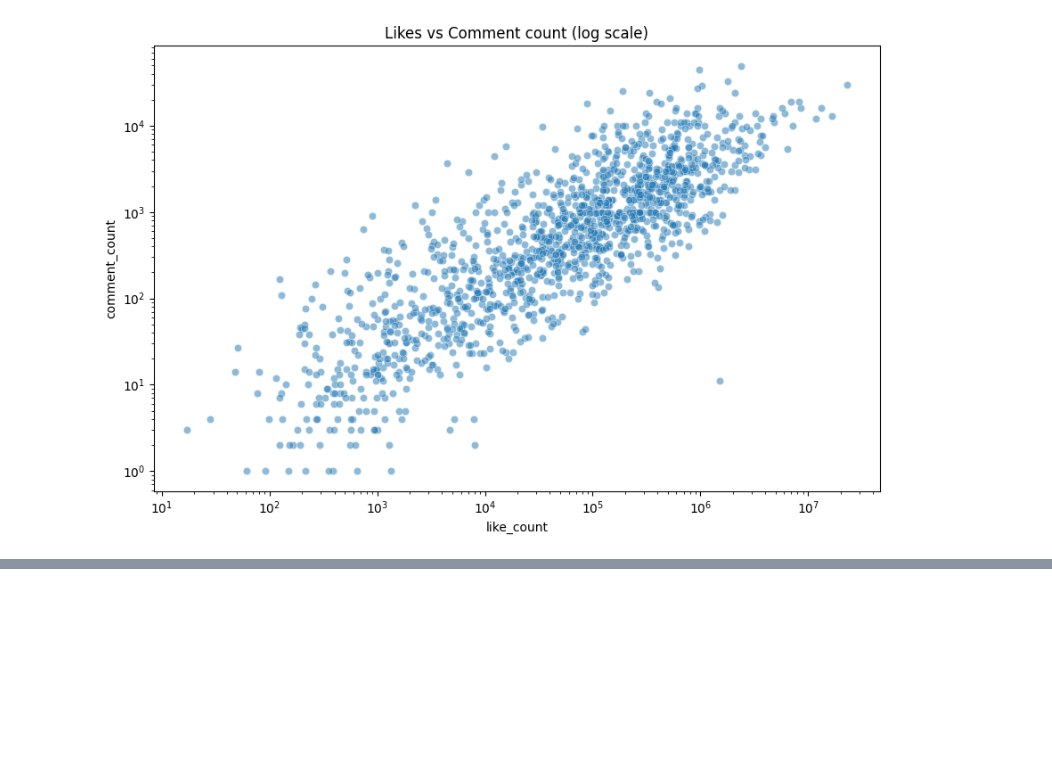
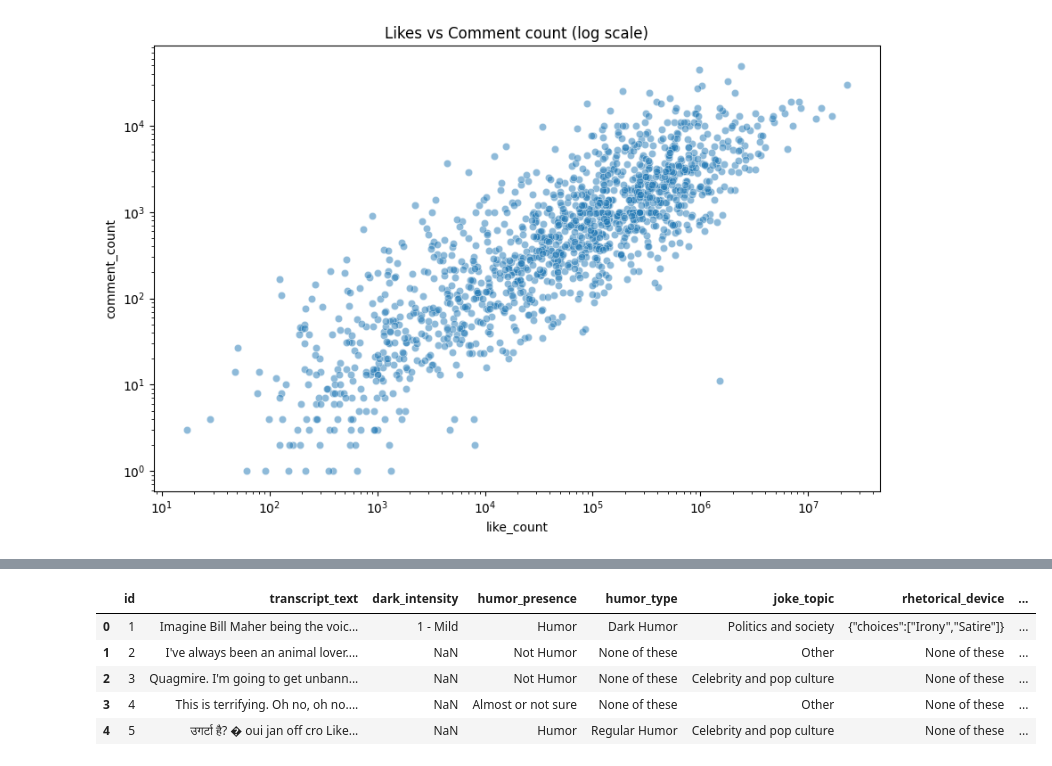
Before and after one commit to syd-kiwi/humor-harm-api, a Jupyter notebook: understand_dataset.ipynb, the cells around one changed output, grey strips where cells are left out. Saved outputs shown, nothing was run; the diff lists cells and outputs as text; code cells hidden in the pictures; blank space fills up the shorter version.

Commit message:
adding dataset

```diff
--- a/understand_dataset.ipynb
+++ b/understand_dataset.ipynb
@@ -249,0 +181,76 @@ using columns: {'duration': 'duration', 'views': 'view_count', 'likes': 'like_co
+# %%
+# Cell 1: Load unified + load comment sentiment file(s) + merge to video level
+
+import os, glob, re
+import pandas as pd
+import numpy as np
+
+UNIFIED_CSV = "/home/kiwi-pandas/Documents/humor-harm-api/unified_dataset.csv"
+
+# CHANGE THIS if your sentiment file is somewhere else
+# Option A: a single CSV with all comments
+COMMENTS_CSV = "/home/kiwi-pandas/Documents/humor-harm-api/scripts/comment_analysis/video_level_scores.csv"
+
+# Option B: a folder of per-video comment CSVs (uncomment if needed)
+# COMMENTS_DIR = "/home/kiwi-pandas/Documents/humor-harm-api/comments"
+
+df = pd.read_csv(UNIFIED_CSV, dtype=str)
+
+def pick_col(cols, candidates):
+    cols_lower = {c.lower(): c for c in cols}
+    for cand in candidates:
+        if cand.lower() in cols_lower:
+            return cols_lower[cand.lower()]
+    for cand in candidates:
+        for c in cols:
+            if cand.lower() in c.lower():
+                return c
+    return None
+
+def to_num(series):
+    s = series.astype("string").str.replace(",", "", regex=False).str.replace(" ", "", regex=False)
+    s = s.replace({"": pd.NA, "nan": pd.NA, "None": pd.NA, "null": pd.NA})
+    return pd.to_numeric(s, errors="coerce")
+
+# --- load comments ---
+if os.path.exists(COMMENTS_CSV):
+    cdf = pd.read_csv(COMMENTS_CSV, dtype=str)
+else:
+    raise FileNotFoundError(
+        f"Could not find {COMMENTS_CSV}. "
+        f"Point COMMENTS_CSV to your comment sentiment CSV (must include video_id + sentiment)."
+    )
+
+# detect cols
+vid_col = pick_col(cdf.columns, ["video_id", "video", "yt_id", "youtube_id", "id"])
+sent_col = pick_col(cdf.columns, ["sentiment", "sentiment_signed", "compound", "polarity", "vader_compound"])
+
+if vid_col is None or sent_col is None:
+    raise ValueError(f"Need video_id and sentiment columns. Found columns: {list(cdf.columns)}")
+
+cdf["video_id"] = cdf[vid_col].astype(str).str.strip()
+cdf["sentiment"] = to_num(cdf[sent_col])
+
+# Aggregate to video level
+sent_video = (
+    cdf.dropna(subset=["video_id", "sentiment"])
+      .groupby("video_id")
+      .agg(
+          comment_sentiment_mean=("sentiment", "mean"),
+          comment_sentiment_median=("sentiment", "median"),
+          n_comments_used=("sentiment", "count"),
+      )
+      .reset_index()
+)
+
+print("videos with sentiment:", len(sent_video))
+print(sent_video.head())
+
+# Merge into unified df
+df["video_id"] = df["video_id"].astype(str).str.strip()
+df = df.merge(sent_video, on="video_id", how="left")
+
+print("unified rows:", len(df))
+print("missing comment_sentiment_mean:", df["comment_sentiment_mean"].isna().sum())
+df.head()
+# %% [output]
@@ -249,0 +273,6 @@ using columns: {'duration': 'duration', 'views': 'view_count', 'likes': 'like_co
+|  | id | transcript_text | dark_intensity | humor_presence | humor_type | joke_topic | rhetorical_device | ... |
+| 0 | 1 | Imagine Bill Maher being the voic... | 1 - Mild | Humor | Dark Humor | Politics and society | {"choices":["Irony","Satire"]} | ... |
+| 1 | 2 | I've always been an animal lover.... | NaN | Not Humor | None of these | Other | None of these | ... |
+| 2 | 3 | Quagmire. I'm going to get unbann... | NaN | Not Humor | None of these | Celebrity and pop culture | None of these | ... |
+| 3 | 4 | This is terrifying. Oh no, oh no.... | NaN | Almost or not sure | None of these | Other | None of these | ... |
+| 4 | 5 | उगर्टा है? � oui jan off cro Like... | NaN | Humor | Regular Humor | Celebrity and pop culture | None of these | ... |
```
Also changed, not shown: parts of 6 cells of this notebook.
